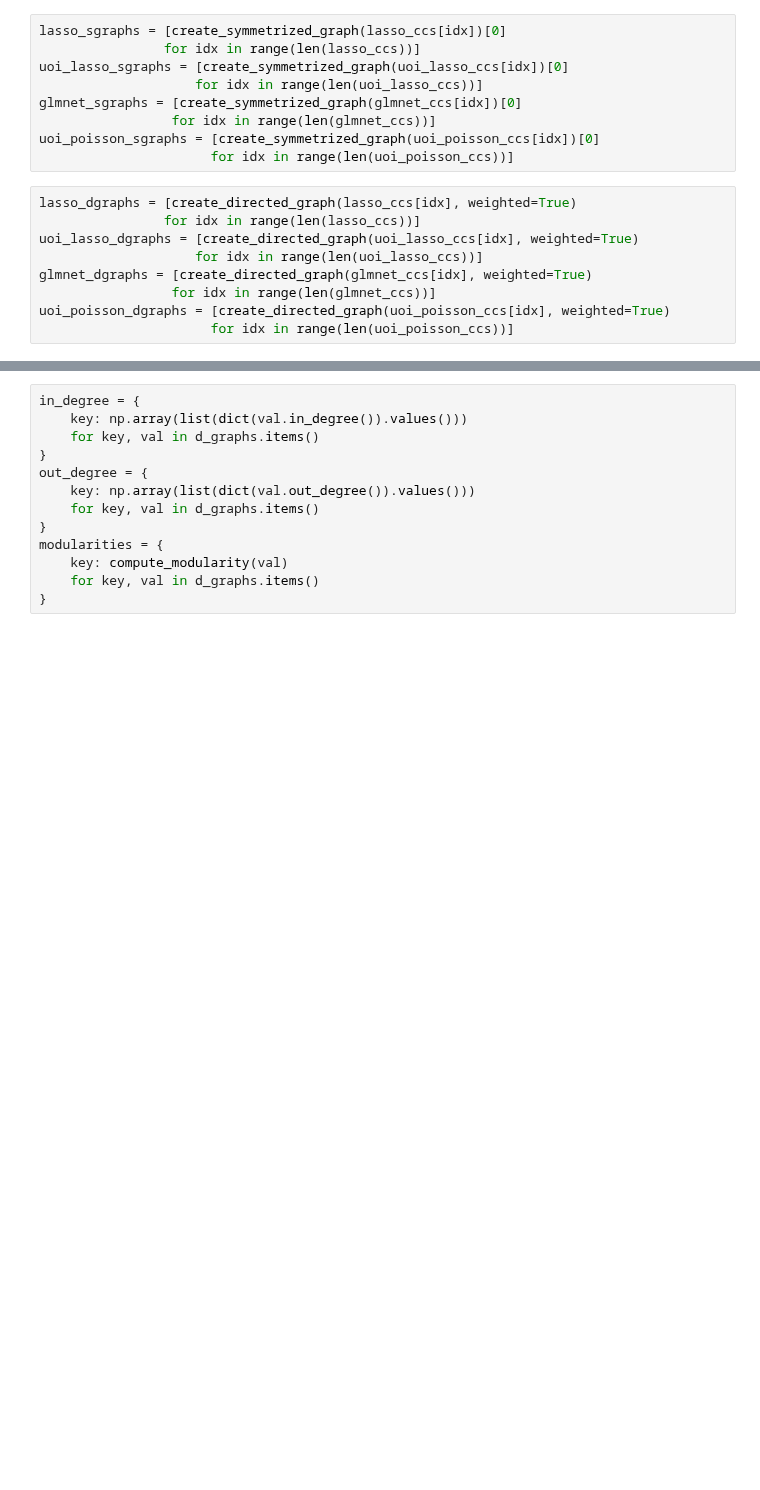
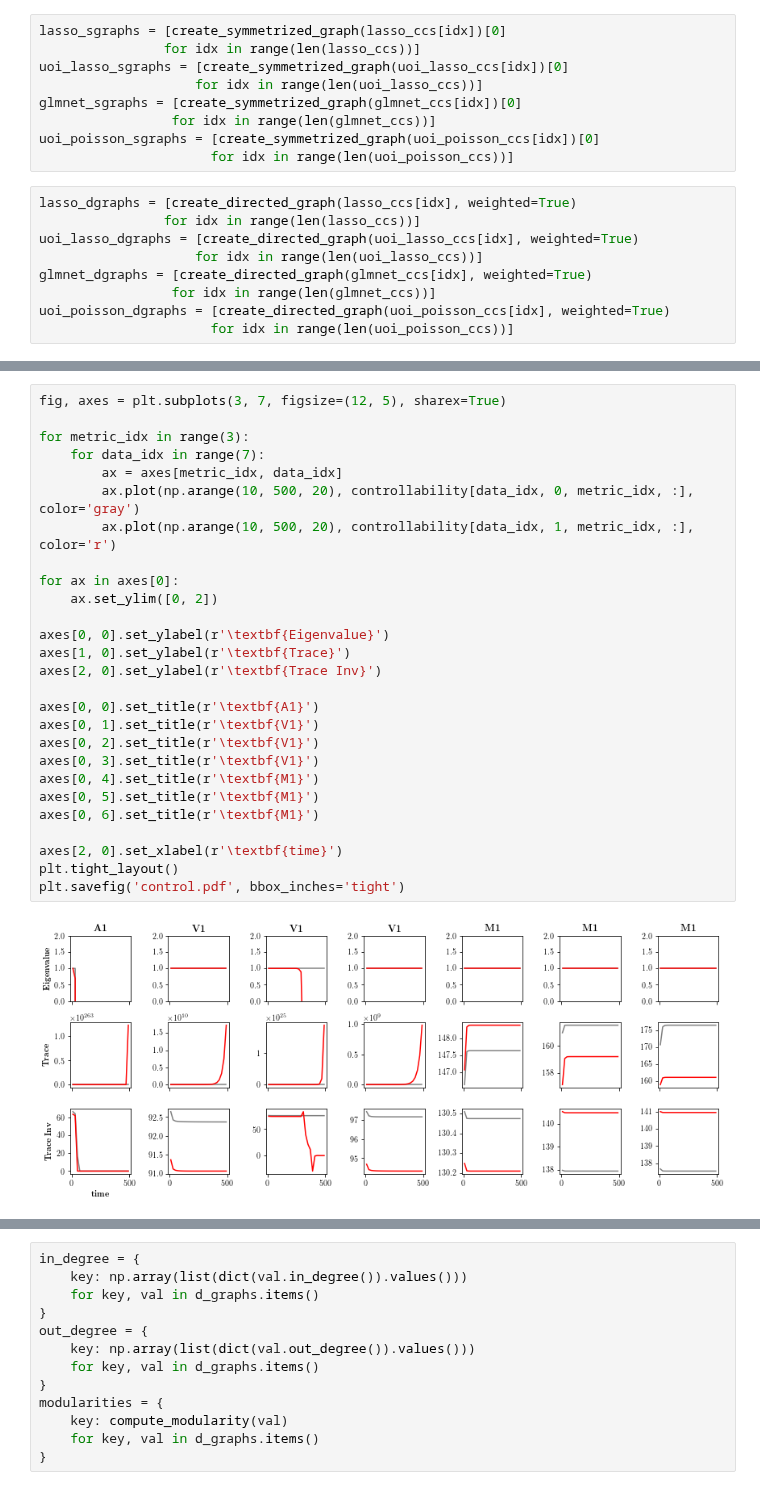
Before and after one commit to BouchardLab/neuroinference, a Jupyter notebook: notebooks/coupling/graph_analysis.ipynb, the cells around one changed output, grey strips where cells are left out. Drawn from its saved outputs; the diff is of its cells as text; blank space fills up the shorter version.

```diff
--- a/notebooks/coupling/graph_analysis.ipynb
+++ b/notebooks/coupling/graph_analysis.ipynb
@@ -94,0 +392,29 @@ d_graphs = {
+# %%
+fig, axes = plt.subplots(3, 7, figsize=(12, 5), sharex=True)
+
+for metric_idx in range(3):
+    for data_idx in range(7):
+        ax = axes[metric_idx, data_idx]
+        ax.plot(np.arange(10, 500, 20), controllability[data_idx, 0, metric_idx, :], color='gray')
+        ax.plot(np.arange(10, 500, 20), controllability[data_idx, 1, metric_idx, :], color='r')
+
+for ax in axes[0]:
+    ax.set_ylim([0, 2])
+
+axes[0, 0].set_ylabel(r'\textbf{Eigenvalue}')
+axes[1, 0].set_ylabel(r'\textbf{Trace}')
+axes[2, 0].set_ylabel(r'\textbf{Trace Inv}')
+
+axes[0, 0].set_title(r'\textbf{A1}')
+axes[0, 1].set_title(r'\textbf{V1}')
+axes[0, 2].set_title(r'\textbf{V1}')
+axes[0, 3].set_title(r'\textbf{V1}')
+axes[0, 4].set_title(r'\textbf{M1}')
+axes[0, 5].set_title(r'\textbf{M1}')
+axes[0, 6].set_title(r'\textbf{M1}')
+
+axes[2, 0].set_xlabel(r'\textbf{time}')
+plt.tight_layout()
+plt.savefig('control.pdf', bbox_inches='tight')
+# %% [output]
+[figure, added]
```
Also changed, not shown: parts of 29 cells of this notebook, 2 other files.
